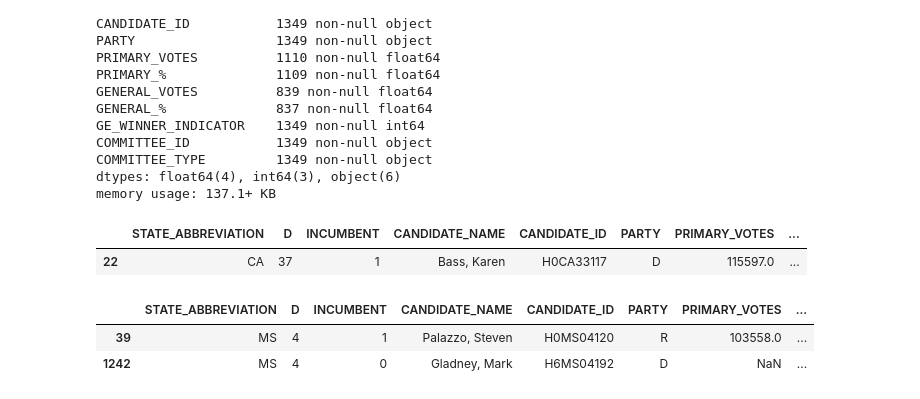
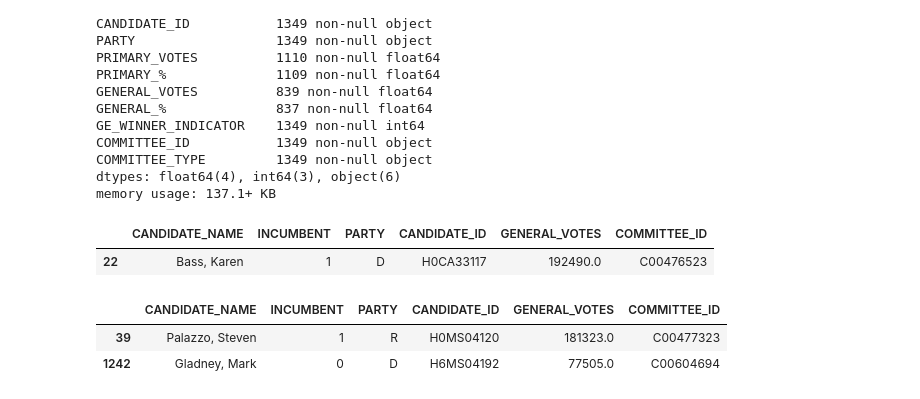
Before and after one commit to iameskild/electionfinances, a Jupyter notebook: data_analysis.ipynb, the cells around one changed output. Saved outputs shown, nothing was run; the diff lists cells and outputs as text; code cells hidden in the pictures.

```diff
--- a/data_analysis.ipynb
+++ b/data_analysis.ipynb
@@ -145,0 +123,2 @@ To see steps used to obtain this information, see .....
+# %%
+featured_cols =['CANDIDATE_NAME', 'INCUMBENT', 'PARTY', 'CANDIDATE_ID', 'GENERAL_VOTES']
@@ -161,7 +156,7 @@ https://www.fec.gov/help-candidates-and-committees/guides/?tab=candidates-and-th
 # merge house results and principal committees keeping all the rows that appear
 # in the both dataframes (inner join)
 # a merged copy was already created in the data_extraction notebook
-results_pc = pd.read_csv('house_results_pc_2016.csv')
+results_pc = pd.read_csv('data/house_results_pc_2016.csv')
 # %%
 results_pc.info()
 # %% [output]
@@ -183,23 +178,25 @@ COMMITTEE_ID           1349 non-null object
 COMMITTEE_TYPE         1349 non-null object
 dtypes: float64(4), int64(3), object(6)
 memory usage: 137.1+ KB
+# %%
+featured_cols.append('COMMITTEE_ID')
 # %%
 # Spotlight district: CA-37th
-results_pc[(results_pc['STATE_ABBREVIATION'] == 'CA') & # Filter for California
-           (results_pc['D'] == 37) &                    # Filter for the 37th district
-           (results_pc['GENERAL_VOTES'].notnull())]     # Filter for General Election
+results_pc[(results_pc['STATE_ABBREVIATION'] == 'CA') &
+           (results_pc['D'] == 37) &
+           (results_pc['GENERAL_VOTES'].notnull())][featured_cols]
 # %% [output]
-|  | STATE_ABBREVIATION | D | INCUMBENT | CANDIDATE_NAME | CANDIDATE_ID | PARTY | PRIMARY_VOTES | ... |
-| 22 | CA | 37 | 1 | Bass, Karen | H0CA33117 | D | 115597.0 | ... |
+|  | CANDIDATE_NAME | INCUMBENT | PARTY | CANDIDATE_ID | GENERAL_VOTES | COMMITTEE_ID |
+| 22 | Bass, Karen | 1 | D | H0CA33117 | 192490.0 | C00476523 |
 # %%
 # Spotlight district: MS-1st
-results_pc[(results_pc['STATE_ABBREVIATION'] == 'MS') & # Filter for Mississippi
-           (results_pc['D'] == 4) &                     # Filter for the 1st district
-           (results_pc['GENERAL_VOTES'].notnull())]     # Filter for General Election
+results_pc[(results_pc['STATE_ABBREVIATION'] == 'MS') &
+           (results_pc['D'] == 4) &
+           (results_pc['GENERAL_VOTES'].notnull())][featured_cols]
 # %% [output]
-|  | STATE_ABBREVIATION | D | INCUMBENT | CANDIDATE_NAME | CANDIDATE_ID | PARTY | PRIMARY_VOTES | ... |
-| 39 | MS | 4 | 1 | Palazzo, Steven | H0MS04120 | R | 103558.0 | ... |
-| 1242 | MS | 4 | 0 | Gladney, Mark | H6MS04192 | D | NaN | ... |
+|  | CANDIDATE_NAME | INCUMBENT | PARTY | CANDIDATE_ID | GENERAL_VOTES | COMMITTEE_ID |
+| 39 | Palazzo, Steven | 1 | R | H0MS04120 | 181323.0 | C00477323 |
+| 1242 | Gladney, Mark | 0 | D | H6MS04192 | 77505.0 | C00604694 |
 # %%
 ge_cand_percent = pd.DataFrame()
 
```
Also changed, not shown: parts of 48 cells of this notebook, 9 other files.
